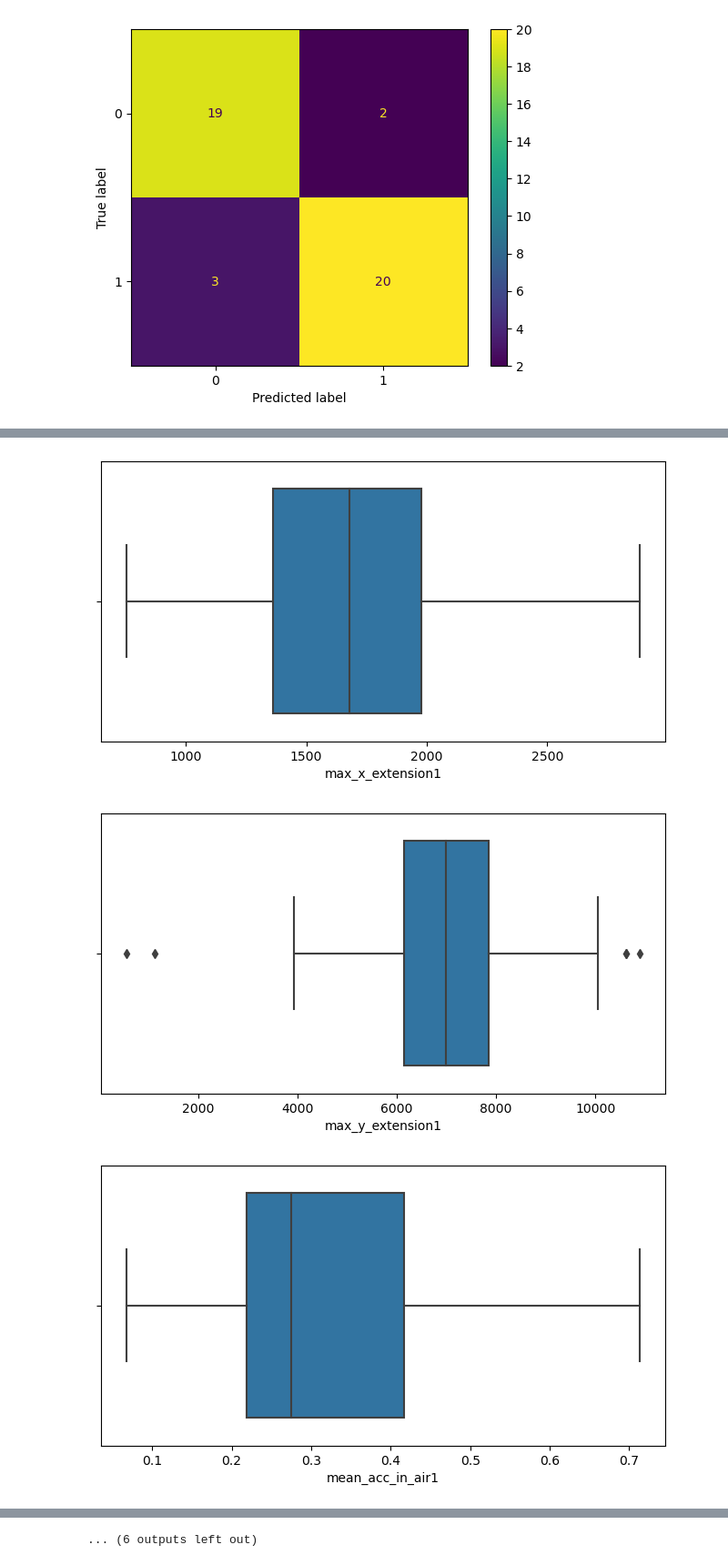
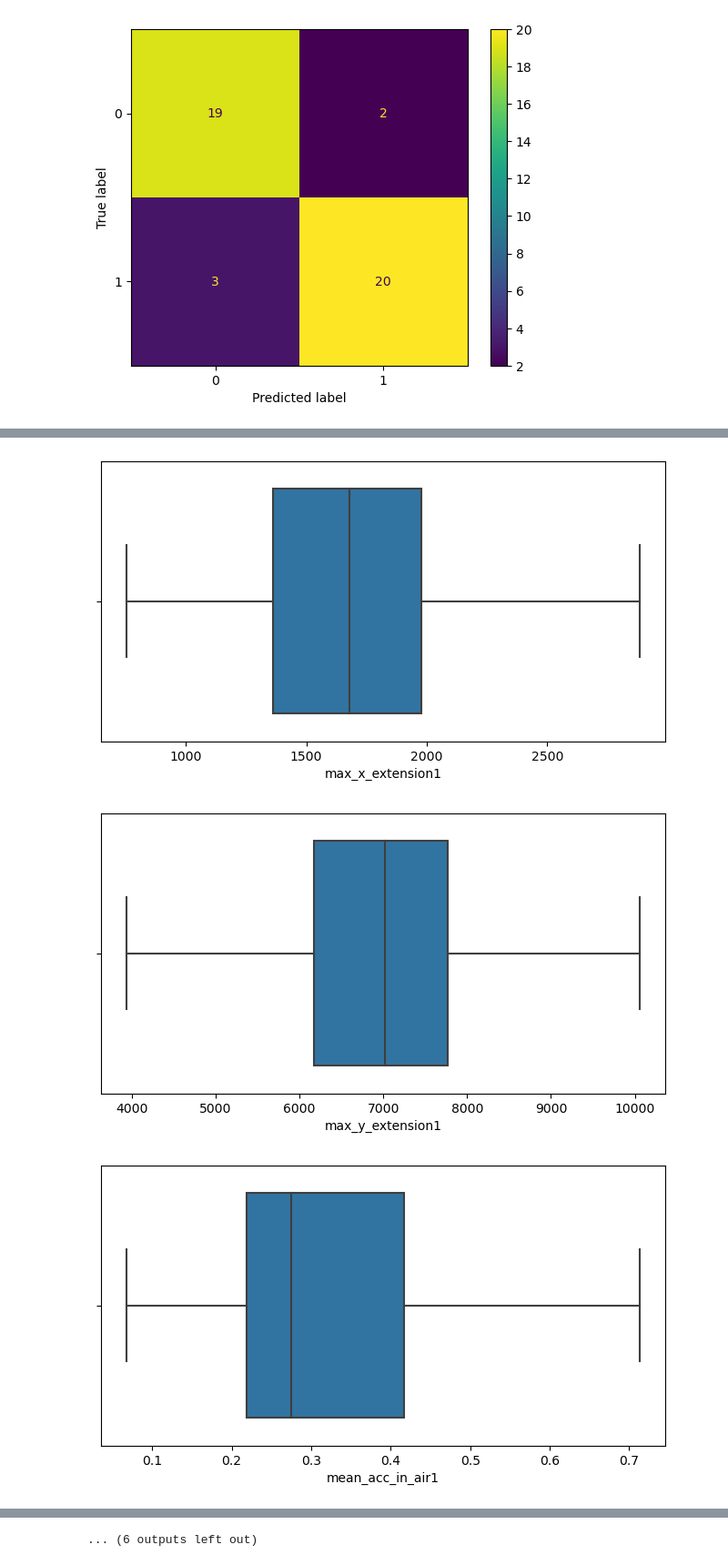
Before and after one commit to RetCast/59_final_project, a Jupyter notebook: notebooks/darwin_notebook_logistic_regression.ipynb, the cells around one changed output, grey strips where cells are left out. Shown at 91% size. Saved outputs shown, nothing was run; the diff lists cells and outputs as text; code cells hidden in the pictures.

```diff
--- a/notebooks/darwin_notebook_logistic_regression.ipynb
+++ b/notebooks/darwin_notebook_logistic_regression.ipynb
@@ -607,9 +614,11 @@ The precision decreases, but the <u>recall increases by 4%</u>, having one less
 oi_df = data
 # %%
 outliers_index = {}  # A dictionary to store the indices of outliers for each column
-means = oi_df.mean() # Calculate the mean for each column
+modes = oi_df.mode().iloc[0]  # Calculate the mode for each column
 
-# A for loop to find the interquantile range, the upper and lower limits, the indices for every each column, and impute outlier with the mean.
+# Using the mode to impute outliers may be more optimal, as it is less sensitive to these values, compared to using the mean.
+
+# A for loop to find the interquantile range, the upper and lower limits, the indices for every each column, and impute outlier with the mode.
 for column in oi_df.columns:
     q1 = np.percentile(oi_df[column], 25)  # Percentile 25
     q3 = np.percentile(oi_df[column], 75)  # Percentile 75
@@ -619,7 +628,7 @@ for column in oi_df.columns:
     lower_limit = q1 - 1.5 * iqr
 
     # Find and store the indices of outliers
-    outliers_index[column] = oi_df[(data_copy[column] < lower_limit) | (oi_df[column] > upper_limit)].index
+    outliers_index[column] = oi_df[(oi_df[column] < lower_limit) | (oi_df[column] > upper_limit)].index
 
-    # Impute outliers with the mean
-    oi_df.loc[outliers_index[column], column] = means[column]
+    # Impute outliers with the mode
+    oi_df.loc[outliers_index[column], column] = modes[column]
@@ -626,7 +638,8 @@ for column in oi_df.columns:
 # %%
+# Check the outliers with the boxplots.
 for column in oi_df.columns[0:18]:
     plt.figure(figsize=(8,4))
-    sns.boxplot(data=data, x=column)
+    sns.boxplot(data=oi_df, x=column)
     plt.show()
 # %% [output]
 [figure]
@@ -636,4 +649,4 @@ for column in oi_df.columns[0:18]:
 [figure]
-[figure, old version]
+[figure, new version]
 [figure]
 [figure]
```
Also changed, not shown: parts of 15 cells of this notebook.
